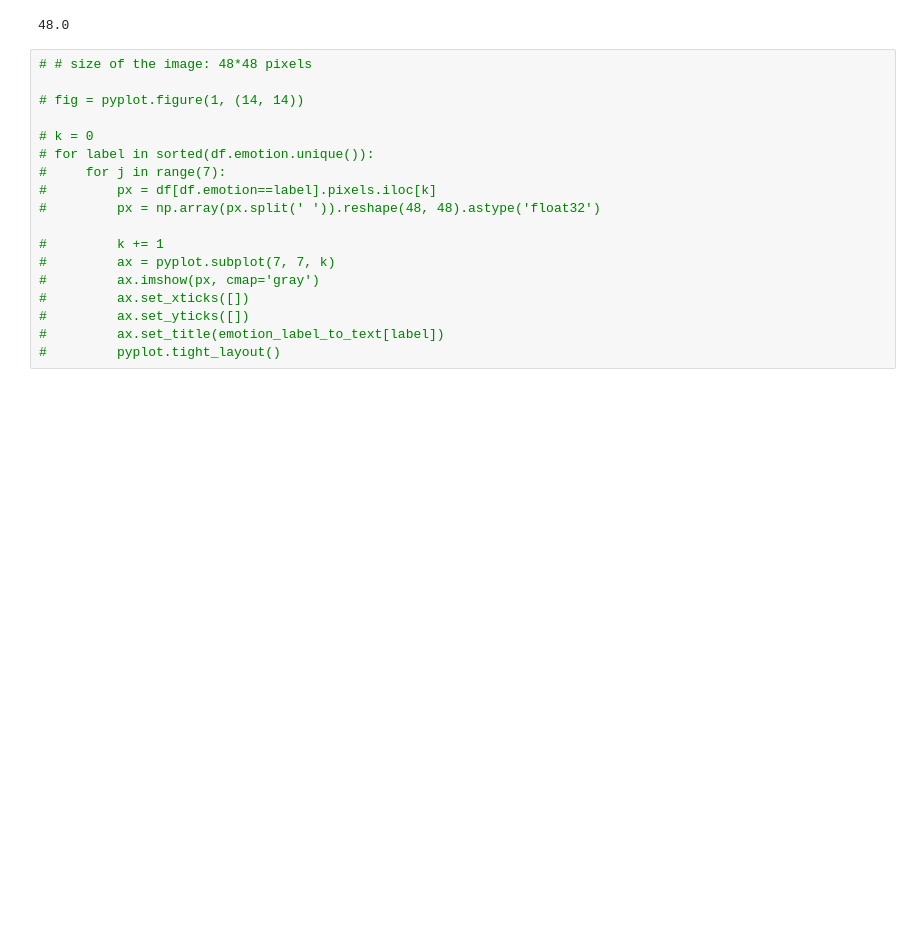
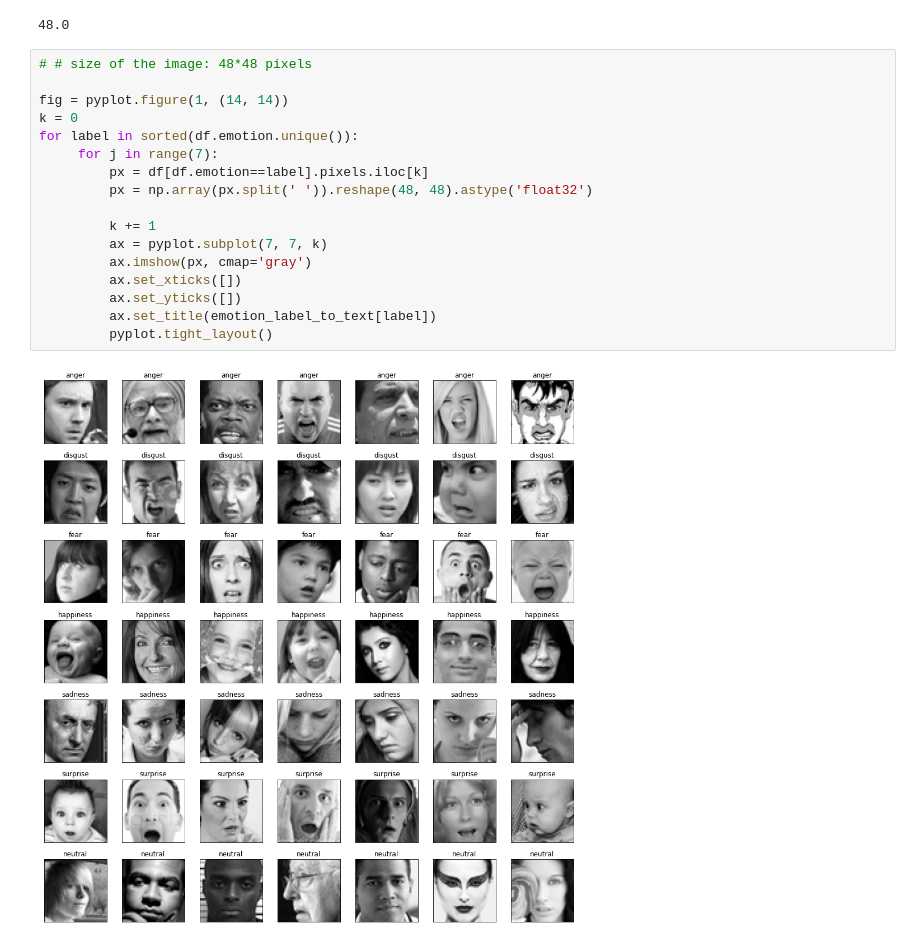
Before and after one commit to pranilthorat/Face-Emotion-Recognition, a Jupyter notebook: GITHUB_capstone_project_5_face_emotion_recognition.ipynb, the cells around one changed output. Saved outputs shown, nothing was run; the diff lists cells and outputs as text; blank space fills up the shorter version.

```diff
--- a/GITHUB_capstone_project_5_face_emotion_recognition.ipynb
+++ b/GITHUB_capstone_project_5_face_emotion_recognition.ipynb
@@ -217,18 +217,19 @@ math.sqrt(len(df.pixels[0].split(' ')))
 # %%
 # # size of the image: 48*48 pixels
 
-# fig = pyplot.figure(1, (14, 14))
+fig = pyplot.figure(1, (14, 14))
+k = 0
+for label in sorted(df.emotion.unique()):
+     for j in range(7):
+         px = df[df.emotion==label].pixels.iloc[k]
+         px = np.array(px.split(' ')).reshape(48, 48).astype('float32')
 
-# k = 0
-# for label in sorted(df.emotion.unique()):
-#     for j in range(7):
-#         px = df[df.emotion==label].pixels.iloc[k]
-#         px = np.array(px.split(' ')).reshape(48, 48).astype('float32')
-
-#         k += 1
-#         ax = pyplot.subplot(7, 7, k)
-#         ax.imshow(px, cmap='gray')
-#         ax.set_xticks([])
-#         ax.set_yticks([])
-#         ax.set_title(emotion_label_to_text[label])
-#         pyplot.tight_layout()
+         k += 1
+         ax = pyplot.subplot(7, 7, k)
+         ax.imshow(px, cmap='gray')
+         ax.set_xticks([])
+         ax.set_yticks([])
+         ax.set_title(emotion_label_to_text[label])
+         pyplot.tight_layout()
+# %% [output]
+[figure, added]
```
Also changed, not shown: parts of 1 cell of this notebook.
